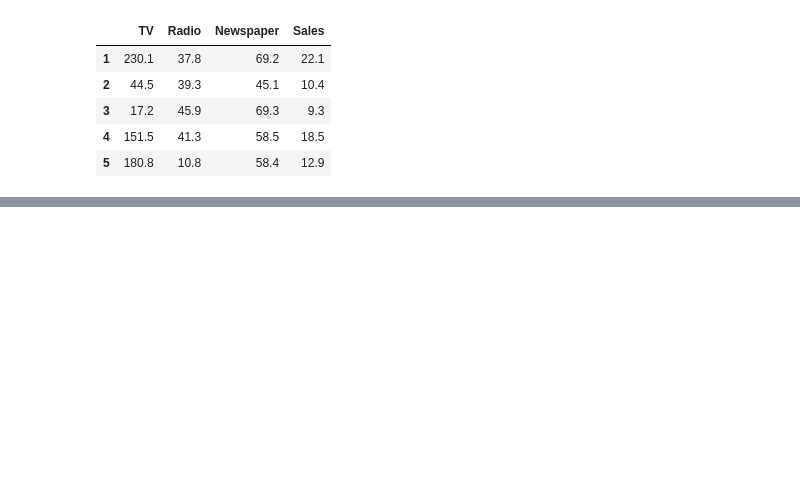
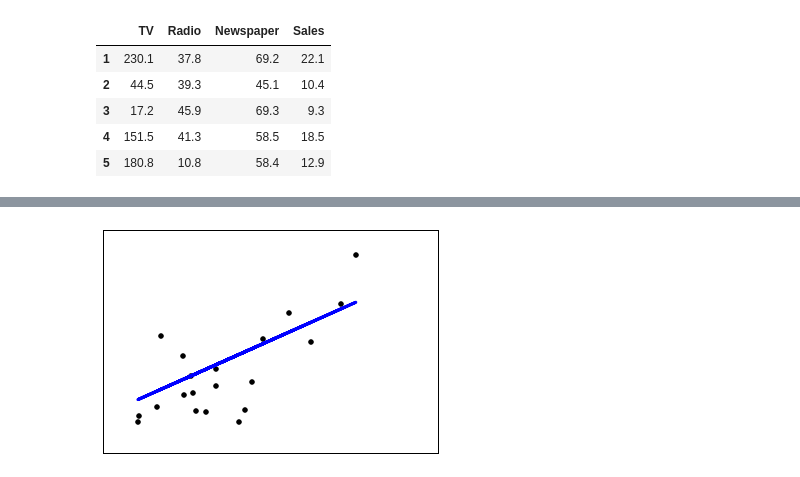
Before and after one commit to danilons/ml-course, a Jupyter notebook: class2.ipynb, the cells around one changed output, grey strips where cells are left out. Drawn from its saved outputs; the diff is of its cells as text; code cells hidden in the pictures; blank space fills up the shorter version.

```diff
--- a/class2.ipynb
+++ b/class2.ipynb
@@ -25,0 +63,18 @@ data.plot(kind='scatter', x='Newspaper', y='Sales', ax=axs[2])
+# %%
+from sklearn import linear_model
+
+# Create linear regression object
+regr = linear_model.LinearRegression()
+# Train the model using the training sets
+regr.fit(diabetes_X_train, diabetes_y_train)
+
+# Plot outputs
+plt.scatter(diabetes_X_test, diabetes_y_test,  color='black')
+plt.plot(diabetes_X_test, regr.predict(diabetes_X_test), color='blue',
+         linewidth=3)
+plt.xticks(())
+plt.yticks(())
+
+plt.show()
+# %% [output]
+[figure, added]
```
Also changed, not shown: parts of 31 cells of this notebook, 1 other file.
